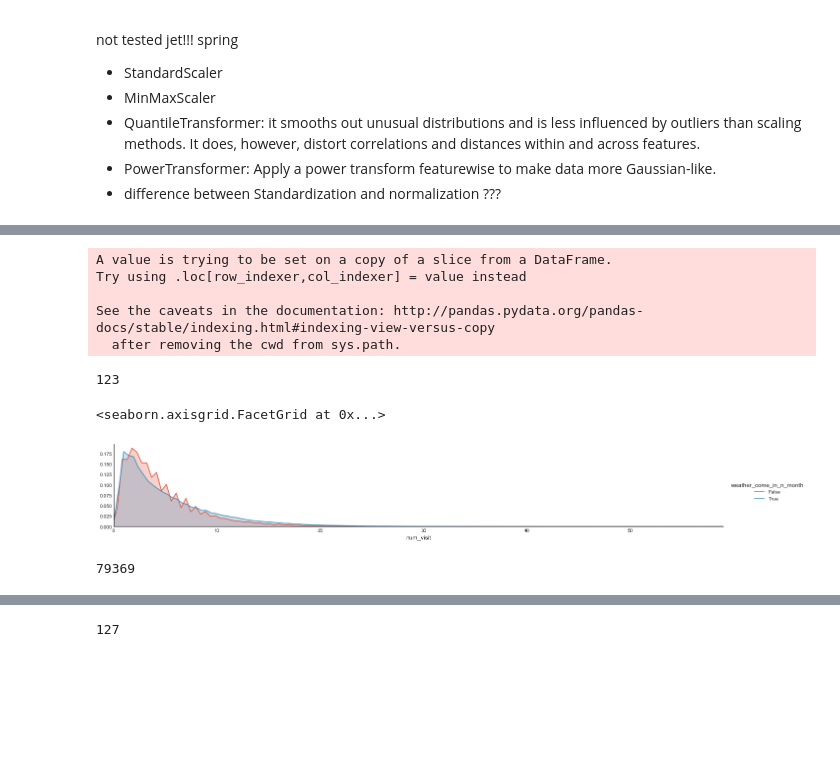
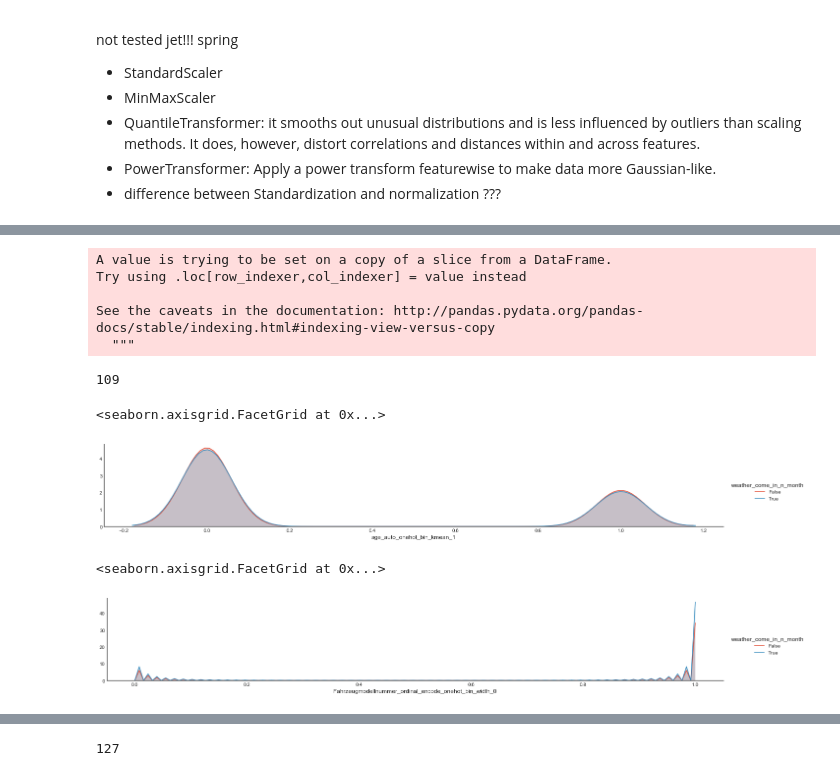
Before and after one commit to HuangYiran/data_mining, a Jupyter notebook: teco/Autohaus_weeber/notebook/Teilegruppe.ipynb, the cells around one changed output, grey strips where cells are left out. Saved outputs shown, nothing was run; the diff lists cells and outputs as text; code cells hidden in the pictures; blank space fills up the shorter version.

```diff
--- a/teco/Autohaus_weeber/notebook/Teilegruppe.ipynb
+++ b/teco/Autohaus_weeber/notebook/Teilegruppe.ipynb
@@ -522,3 +524,5 @@ gc.collect()
+# %%
+df['Erstzulassungsdatum_year'] = df['Erstzulassungsdatum'].replace(['unknown'], '2012').map(lambda x: int(str(x)[:4]))
 # %% [markdown]
 ## extract feature: time relative
 - times in group
@@ -677,6 +681,8 @@ for name, group in td.groupby('Fahrgestellnummer', as_index = False):
         tmp['frequent_in_last_4_month'] = tmp.apply(get_frequent, axis=1, args = [4*30])
         tmp['frequent_in_last_5_month'] = tmp.apply(get_frequent, axis=1, args = [5*30])
         tmp['frequent_in_last_6_month'] = tmp.apply(get_frequent, axis=1, args = [6*30])
+        tmp['frequent_in_last_10_month'] = tmp.apply(get_frequent, axis=1, args = [10*30])
+        tmp['frequent_in_last_12_month'] = tmp.apply(get_frequent, axis=1, args = [12*30])
         # create feature: weather come in last X month
         tmp['weather_come_in_last_1_month'] = tmp['time_distance_from_last'] < timedelta(days = 1*30)
         tmp['weather_come_in_last_2_month'] = tmp['time_distance_from_last'] < timedelta(days = 2*30)
@@ -1576,6 +1447,7 @@ df['weather_come_in_n_month'] = df['weather_come_in_4_month'].iloc[:, 0]
 df['trend_of_frequent_in_the_past'] = df['trend_of_frequent_in_the_past'].map(lambda x: 1 if x>0 else (-1 if x<0 else 0))
 # %%
 # only used in test
+# extract features: num_visit
 nv = df.copy()
 tmp = nv[['Fahrgestellnummer', 'Auftragsdatum']]
 tmp['num_visit'] = 1
@@ -1592,5 +1464,8 @@ A value is trying to be set on a copy of a slice from a DataFrame.
 Try using .loc[row_indexer,col_indexer] = value instead
 
 See the caveats in the documentation: http://pandas.pydata.org/pandas-docs/stable/indexing.html#indexing-view-versus-copy
-  after removing the cwd from sys.path.
+  """
-123
+109
+# %%
+df['weather_come_in_n_month'].value_counts()
+df = pd.concat([df[df['weather_come_in_n_month']==False].sample(36640), df[df['weather_come_in_n_month']==True]], axis = 0).sample(frac=1).reset_index(drop=True)
@@ -1603,14 +1480,18 @@ train = df.loc[(df['year'] == '2015') | (df['year'] == '2016'), :]
 # %%
 #tmp = df[['Fahrgestellnummer', 'Auftragsdatum', 'num_visit', 'KM-Stand', 'weather_come_in_n_month']]
 # %%
-#a = sns.FacetGrid(tmp, hue = 'weather_come_in_n_month', aspect = 6)
-#a.map(sns.kdeplot, 'num_visit', shade = True)
-#a.set(xlim= (0, tmp['num_visit'].max()))
-#a.add_legend()
+a = sns.FacetGrid(df, hue = 'weather_come_in_n_month', aspect = 6)
+a.map(sns.kdeplot, 'age_auto_onehot_bin_kmean_1', shade = True)
+#a.set(xlim= (0, df['Erstzulassungsdatum_year'].max()))
+a.add_legend()
 # %% [output]
 <seaborn.axisgrid.FacetGrid at 0x...>
-[figure, old version]
+[figure, new version]
-# %%
-len(tmp)
-# %% [output]
-79369
+# %%
+a = sns.FacetGrid(df, hue = 'weather_come_in_n_month', aspect = 6)
+a.map(sns.kdeplot, 'Fahrzeugmodellnummer_ordinal_encode_onehot_bin_width_0', shade = True)
+#a.set(xlim= (0, df['Erstzulassungsdatum_year'].max()))
+a.add_legend()
+# %% [output]
+<seaborn.axisgrid.FacetGrid at 0x...>
+[figure, added]
```
Also changed, not shown: parts of 21 cells of this notebook.
